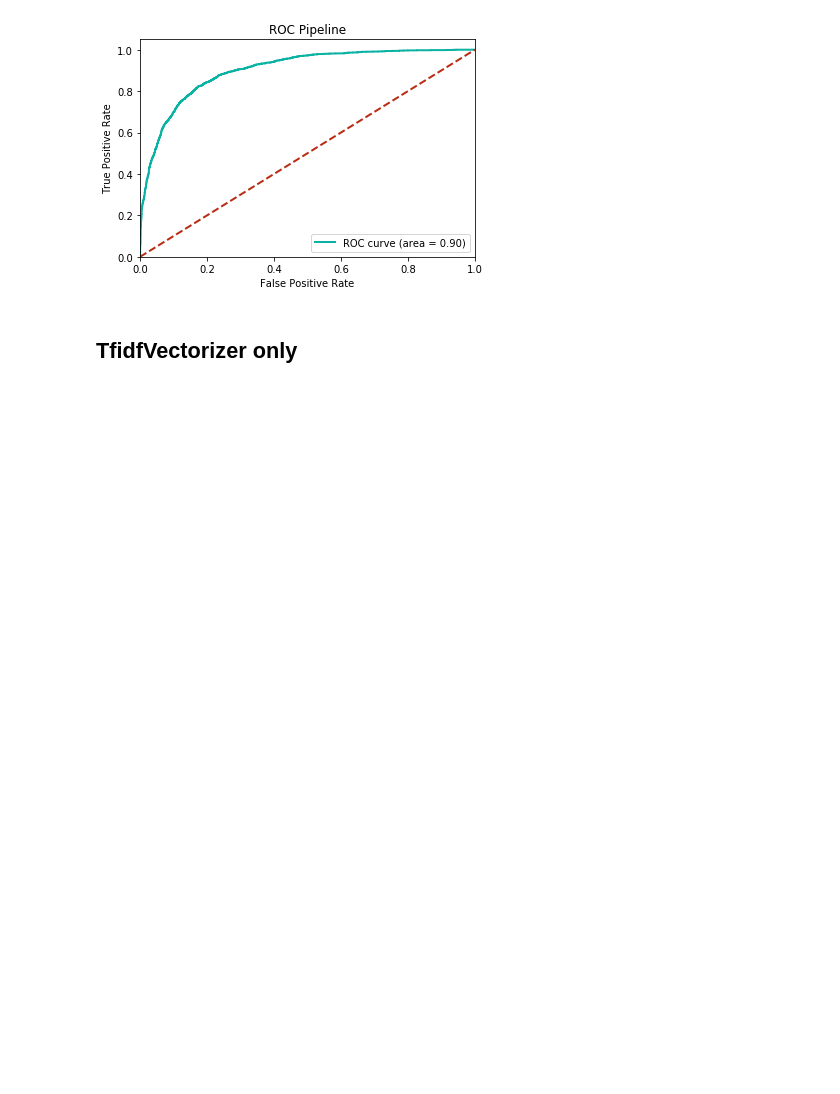
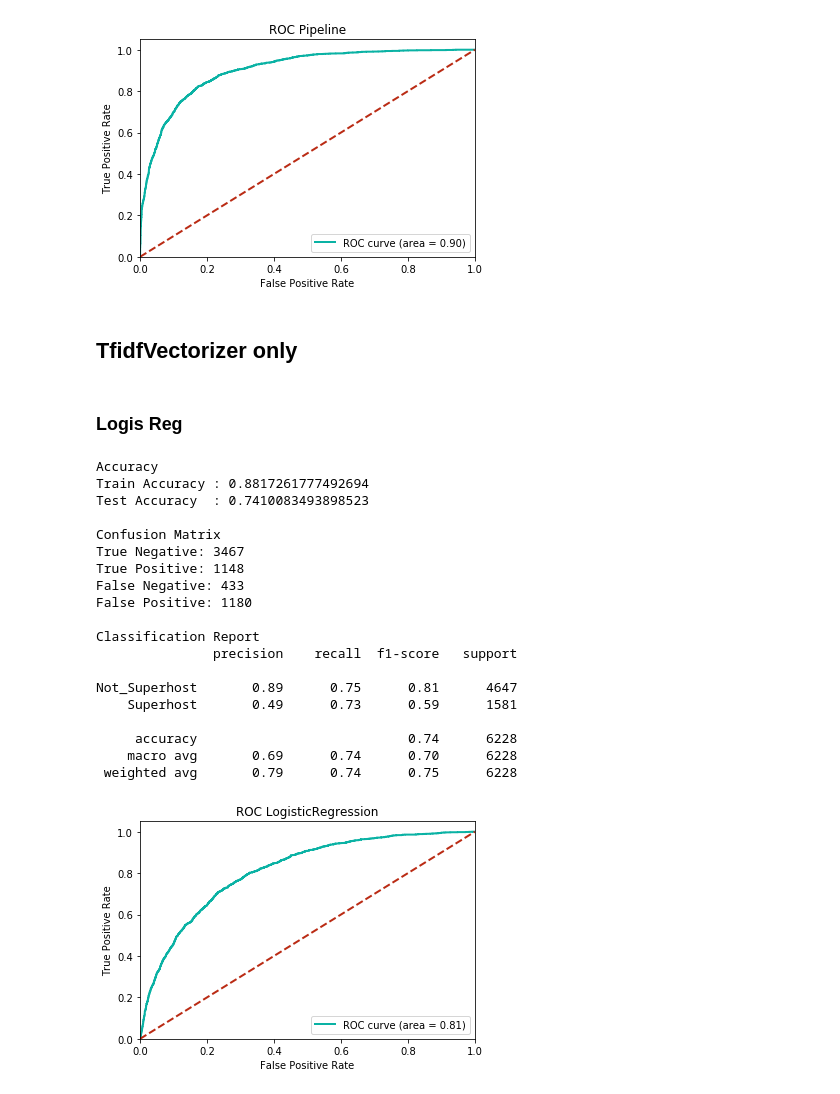
Before and after one commit to sharechanxd/bios625_fp, a Jupyter notebook: code/host/Host_models.ipynb, the cells around one changed output. Drawn from its saved outputs; the diff is of its cells as text; code cells hidden in the pictures; blank space fills up the shorter version.

Commit message:
update TFIDF

```diff
--- a/code/host/Host_models.ipynb
+++ b/code/host/Host_models.ipynb
@@ -366,3 +366,39 @@ Not_Superhost       0.89      0.91      0.90      4647
 [figure]
 # %% [markdown]
 ## TfidfVectorizer only
+# %%
+train_X, test_X, train_y,test_y = pickle.load(open("train_test_data_for_host.pkl", 'rb'))
+# %%
+train_X_tf = copy.deepcopy(train_X)
+test_X_tf = copy.deepcopy(test_X)
+# %%
+tf = TfidfVectorizer(stop_words='english', lowercase=True).fit(train_X_tf['comments'])#创建词袋数据结构
+train_X_tf_cm = tf.transform(train_X_tf['comments'])
+test_X_tf_cm = tf.transform(test_X_tf['comments'])
+# %% [markdown]
+### Logis Reg
+# %%
+LR1 = LogisticRegression(max_iter=1000)
+LR1.fit(train_X_tf_cm, train_y)
+model_predict(LR1,train_X_tf_cm,test_X_tf_cm,train_y,test_y)
+# %% [output]
+Accuracy
+Train Accuracy : 0.8817261777492694
+Test Accuracy  : 0.7410083493898523
+
+Confusion Matrix
+True Negative: 3467
+True Positive: 1148
+False Negative: 433
+False Positive: 1180
+
+Classification Report
+               precision    recall  f1-score   support
+
+Not_Superhost       0.89      0.75      0.81      4647
+    Superhost       0.49      0.73      0.59      1581
+
+     accuracy                           0.74      6228
+    macro avg       0.69      0.74      0.70      6228
+ weighted avg       0.79      0.74      0.75      6228
+[figure, added]
```
Also changed, not shown: parts of 11 cells of this notebook, 5 other files.
